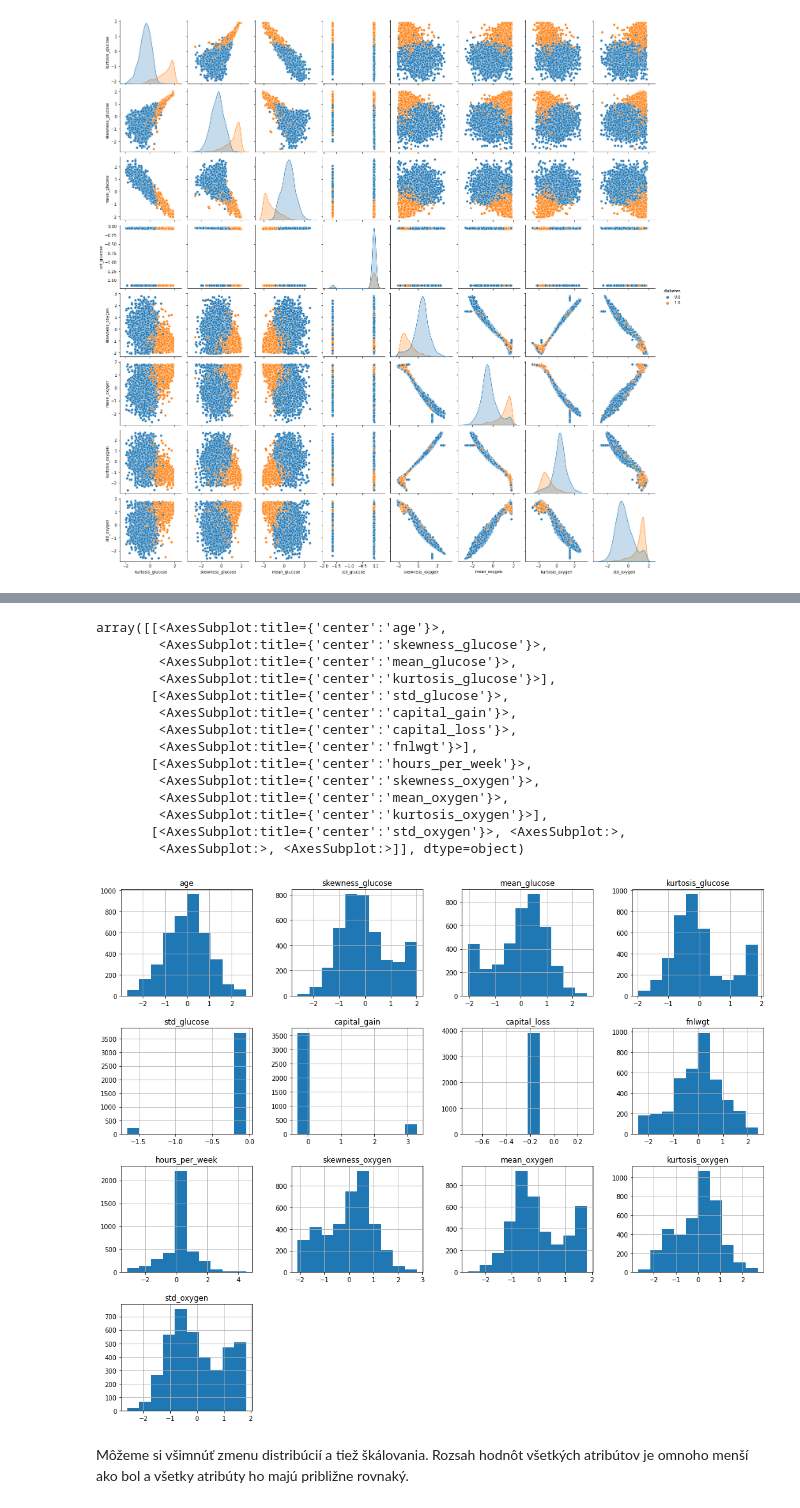
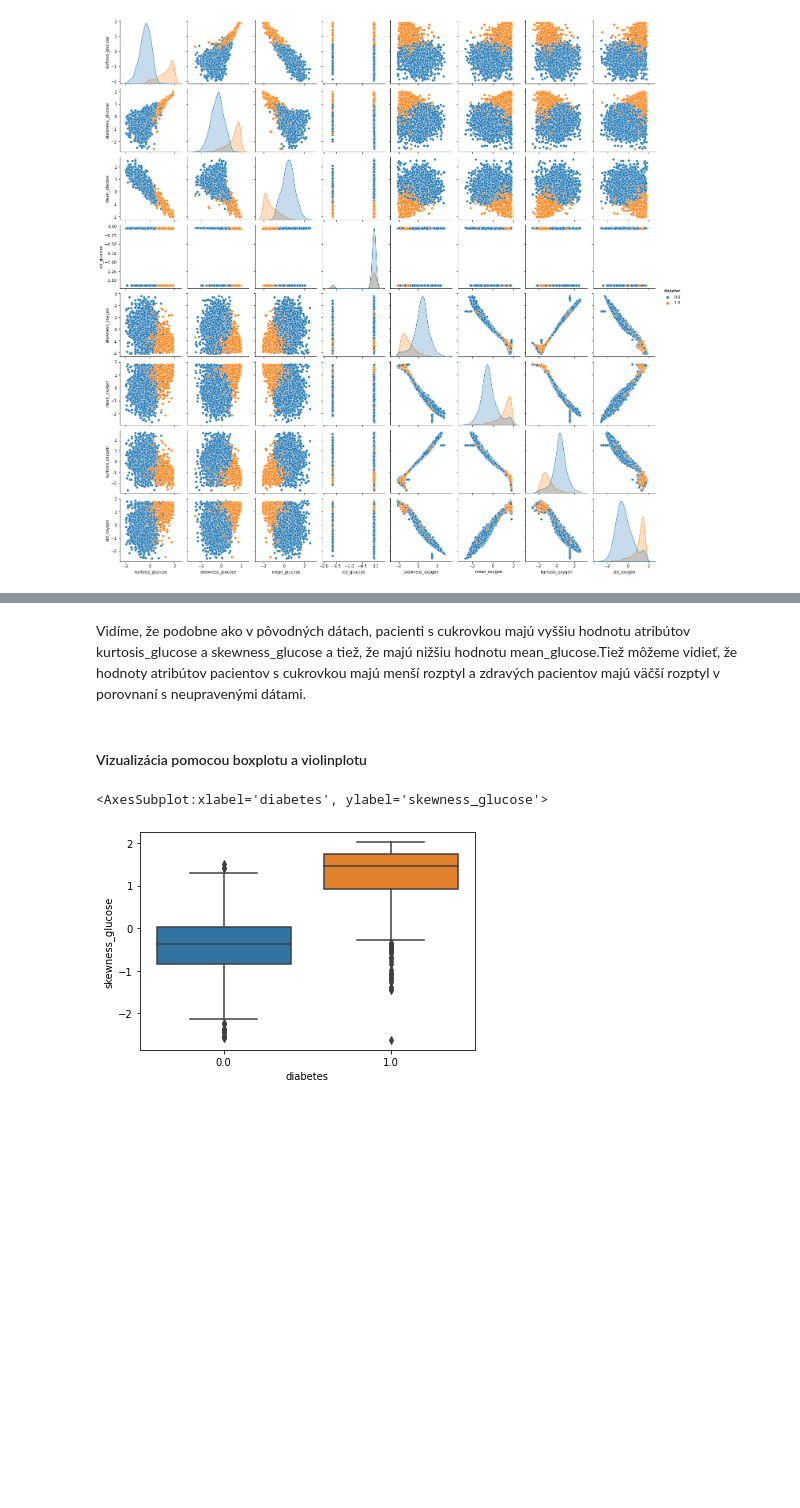
Before and after one commit to martinbudinsky3/diabetes-prediction, a Jupyter notebook: Budinsky_Balekova_Predspracovanie.ipynb, the cells around one changed output, grey strips where cells are left out. Drawn from its saved outputs; the diff is of its cells as text; code cells hidden in the pictures; blank space fills up the shorter version.

```diff
--- a/Budinsky_Balekova_Predspracovanie.ipynb
+++ b/Budinsky_Balekova_Predspracovanie.ipynb
@@ -2411,20 +2577,9 @@ array([[<AxesSubplot:title={'center':'age'}>,
-# %%
-train_data[numerics].hist(figsize=(18, 15))
-# %% [output]
-array([[<AxesSubplot:title={'center':'age'}>,
-        <AxesSubplot:title={'center':'skewness_glucose'}>,
-        <AxesSubplot:title={'center':'mean_glucose'}>,
-        <AxesSubplot:title={'center':'kurtosis_glucose'}>],
-       [<AxesSubplot:title={'center':'std_glucose'}>,
-        <AxesSubplot:title={'center':'capital_gain'}>,
-        <AxesSubplot:title={'center':'capital_loss'}>,
-        <AxesSubplot:title={'center':'fnlwgt'}>],
-       [<AxesSubplot:title={'center':'hours_per_week'}>,
-        <AxesSubplot:title={'center':'skewness_oxygen'}>,
-        <AxesSubplot:title={'center':'mean_oxygen'}>,
-        <AxesSubplot:title={'center':'kurtosis_oxygen'}>],
-       [<AxesSubplot:title={'center':'std_oxygen'}>, <AxesSubplot:>,
-        <AxesSubplot:>, <AxesSubplot:>]], dtype=object)
-[figure, removed]
-# %% [markdown]
-Môžeme si všimnúť zmenu distribúcií a tiež škálovania. Rozsah hodnôt všetkých atribútov je omnoho menší ako bol a všetky atribúty ho majú približne rovnaký.
+# %% [markdown]
+Vidíme, že podobne ako v pôvodných dátach, pacienti s cukrovkou majú vyššiu hodnotu atribútov kurtosis_glucose a skewness_glucose a tiež, že majú nižšiu hodnotu mean_glucose.Tiež môžeme vidieť, že hodnoty atribútov pacientov s cukrovkou majú menší rozptyl a zdravých pacientov majú väčší rozptyl v porovnaní s neupravenými dátami.
+# %% [markdown]
+#### Vizualizácia pomocou boxplotu a violinplotu
+# %%
+sns.boxplot(x='diabetes', y='skewness_glucose', data=train_data)
+# %% [output]
+<AxesSubplot:xlabel='diabetes', ylabel='skewness_glucose'>
+[figure, added]
```
Also changed, not shown: parts of 86 cells of this notebook, 1 other file.
